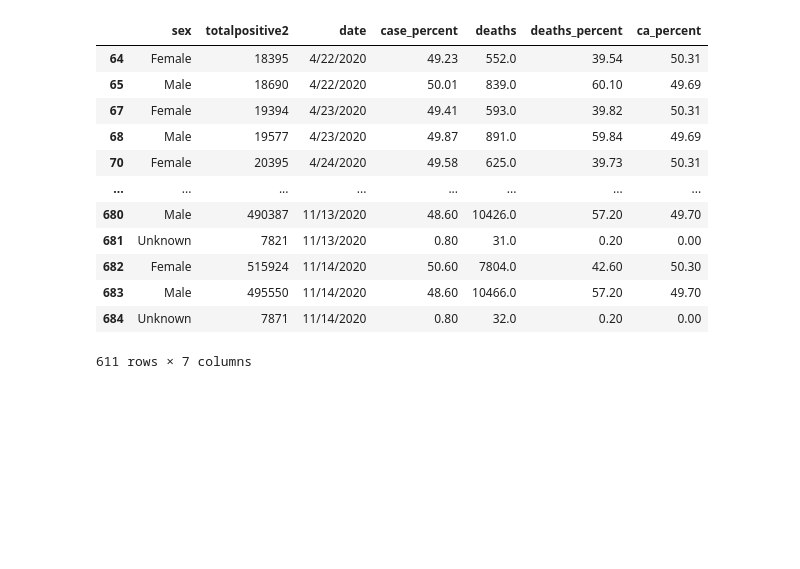
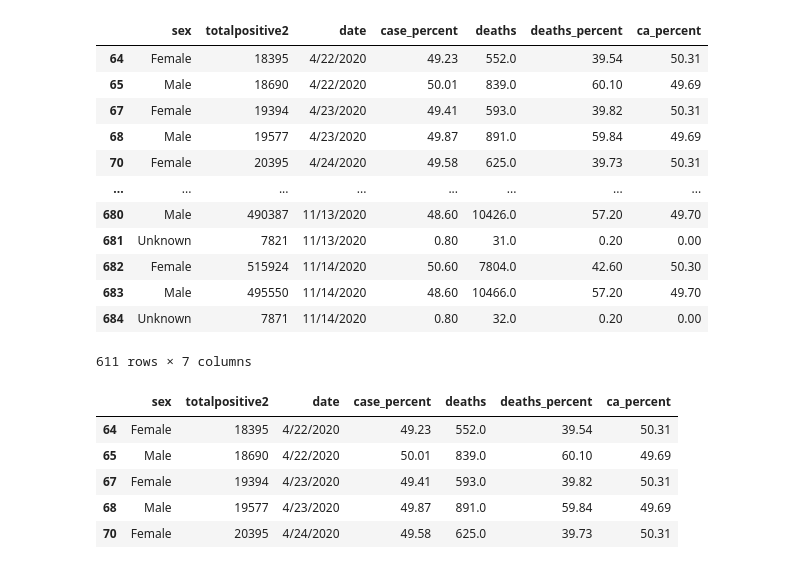
Before and after one commit to rteves0914/COVID_analysis, a Jupyter notebook: data.ipynb, the cells around one changed output. Saved outputs shown, nothing was run; the diff lists cells and outputs as text; code cells hidden in the pictures; blank space fills up the shorter version.

```diff
--- a/data.ipynb
+++ b/data.ipynb
@@ -267,3 +269,12 @@ clean_sex_df
 | 683 | Male | 495550 | 11/14/2020 | 48.60 | 10466.0 | 57.20 | 49.70 |
 | 684 | Unknown | 7871 | 11/14/2020 | 0.80 | 32.0 | 0.20 | 0.00 |
 611 rows × 7 columns
+# %%
+clean_sex_df.head()
+# %% [output]
+|  | sex | totalpositive2 | date | case_percent | deaths | deaths_percent | ca_percent |
+| 64 | Female | 18395 | 4/22/2020 | 49.23 | 552.0 | 39.54 | 50.31 |
+| 65 | Male | 18690 | 4/22/2020 | 50.01 | 839.0 | 60.10 | 49.69 |
+| 67 | Female | 19394 | 4/23/2020 | 49.41 | 593.0 | 39.82 | 50.31 |
+| 68 | Male | 19577 | 4/23/2020 | 49.87 | 891.0 | 59.84 | 49.69 |
+| 70 | Female | 20395 | 4/24/2020 | 49.58 | 625.0 | 39.73 | 50.31 |
```
Also changed, not shown: parts of 7 cells of this notebook.
